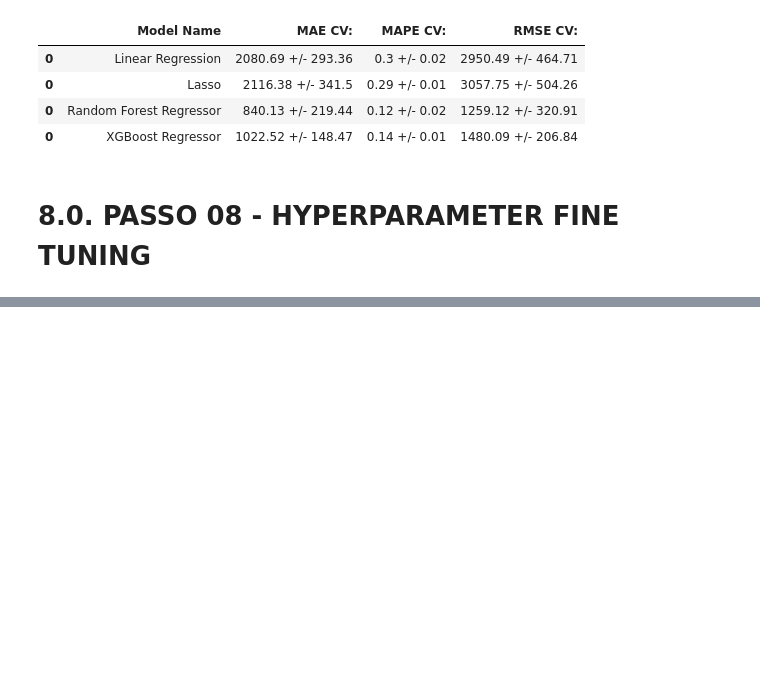
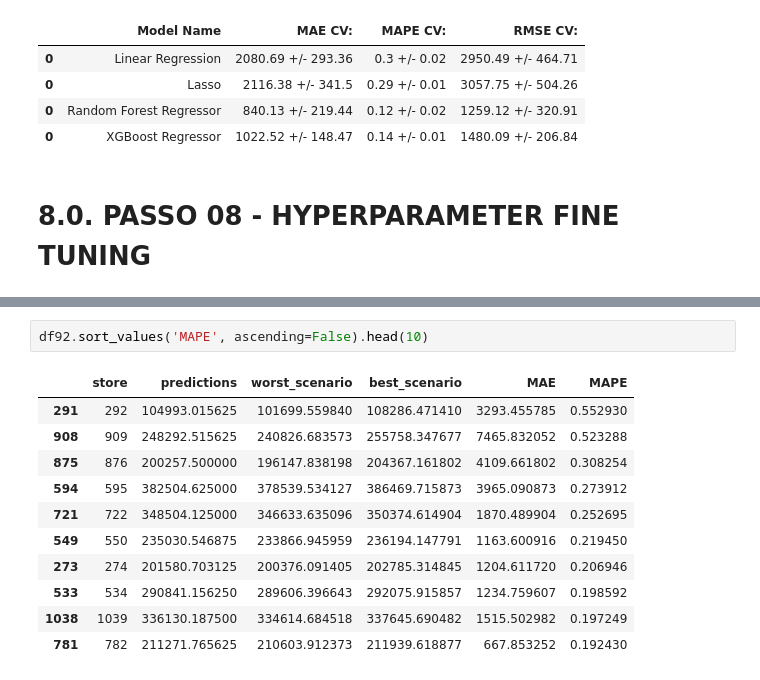
Before and after one commit to andersonftdj/DataScienceEmProducao, a Jupyter notebook: m06_v01_store_sales_prediction.ipynb, the cells around one changed output, grey strips where cells are left out. Cells and saved outputs as stored; diff of their text form; blank space fills up the shorter version.

```diff
--- a/m06_v01_store_sales_prediction.ipynb
+++ b/m06_v01_store_sales_prediction.ipynb
@@ -1266,0 +1348,14 @@ xgb_result_tuned
+# %%
+df92.sort_values('MAPE', ascending=False).head(10)
+# %% [output]
+|  | store | predictions | worst_scenario | best_scenario | MAE | MAPE |
+| 291 | 292 | 104993.015625 | 101699.559840 | 108286.471410 | 3293.455785 | 0.552930 |
+| 908 | 909 | 248292.515625 | 240826.683573 | 255758.347677 | 7465.832052 | 0.523288 |
+| 875 | 876 | 200257.500000 | 196147.838198 | 204367.161802 | 4109.661802 | 0.308254 |
+| 594 | 595 | 382504.625000 | 378539.534127 | 386469.715873 | 3965.090873 | 0.273912 |
+| 721 | 722 | 348504.125000 | 346633.635096 | 350374.614904 | 1870.489904 | 0.252695 |
+| 549 | 550 | 235030.546875 | 233866.945959 | 236194.147791 | 1163.600916 | 0.219450 |
+| 273 | 274 | 201580.703125 | 200376.091405 | 202785.314845 | 1204.611720 | 0.206946 |
+| 533 | 534 | 290841.156250 | 289606.396643 | 292075.915857 | 1234.759607 | 0.198592 |
+| 1038 | 1039 | 336130.187500 | 334614.684518 | 337645.690482 | 1515.502982 | 0.197249 |
+| 781 | 782 | 211271.765625 | 210603.912373 | 211939.618877 | 667.853252 | 0.192430 |
```
Also changed, not shown: parts of 42 cells of this notebook, 9 other files.
